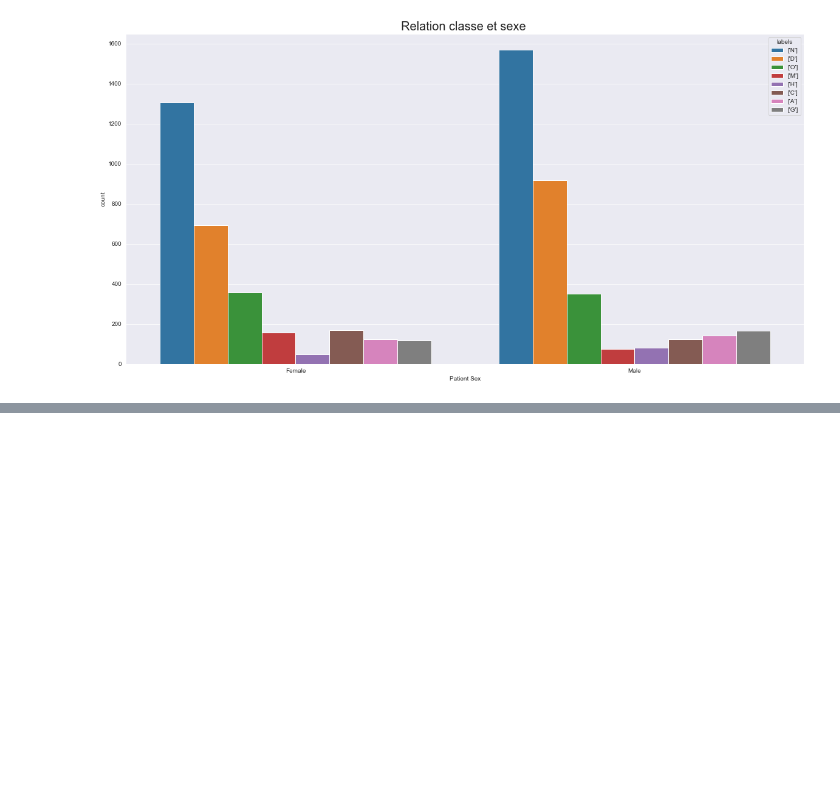
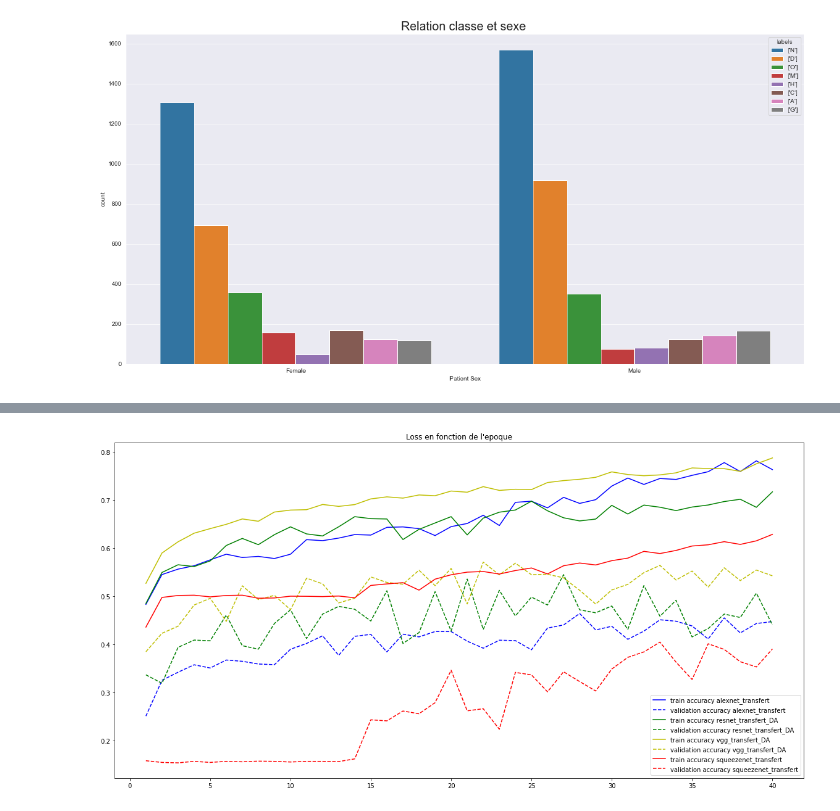
Before and after one commit to adblackx/ODR, a Jupyter notebook: visualisation/Visualisation.ipynb, the cells around one changed output, grey strips where cells are left out. Cells and saved outputs as stored; diff of their text form; code cells hidden in the pictures; blank space fills up the shorter version.

```diff
--- a/visualisation/Visualisation.ipynb
+++ b/visualisation/Visualisation.ipynb
@@ -219,0 +235,7 @@ aff.printAccuracy()
+# %%
+fig, ax = plt.subplots(figsize=(20,10))
+
+for i in range(len(toPlot)):
+    ax = toPlot[i].printAccuracy(ax=ax,getAx=True,label1=label[i], label2=label[i],color=color[i])
+# %% [output]
+[figure, added]
```
Also changed, not shown: parts of 7 cells of this notebook, 1 other file.
